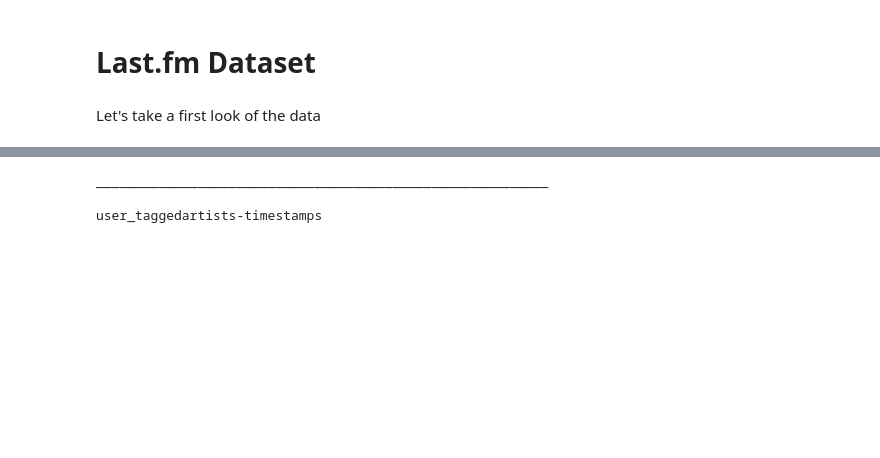
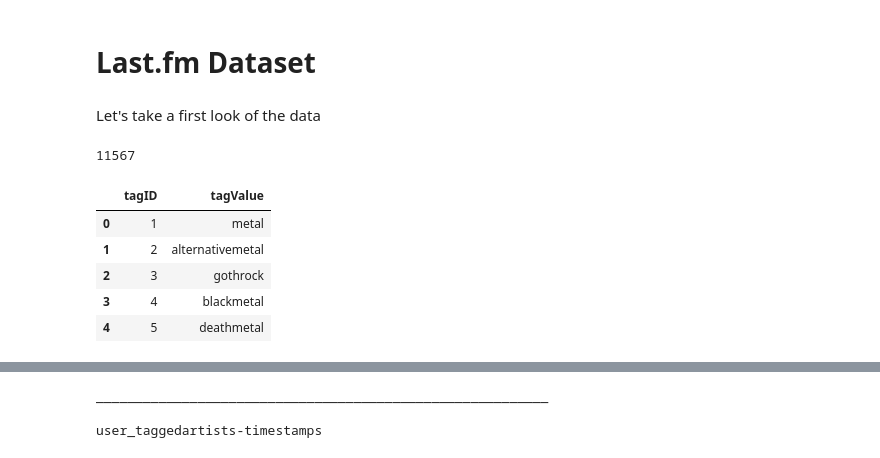
Before and after one commit to cmirallesp/music_recommender, a Jupyter notebook: notebooks/Data Exploration.ipynb, the cells around one changed output, grey strips where cells are left out. Drawn from its saved outputs; the diff is of its cells as text; code cells hidden in the pictures; blank space fills up the shorter version.

```diff
--- a/notebooks/Data Exploration.ipynb
+++ b/notebooks/Data Exploration.ipynb
@@ -7,10 +7,35 @@ import pandas as pd
 from IPython.display import display
 # %%
 tables = {
-    'artists': pd.read_table('artists.dat'),
-    'tags': pd.read_table('tags.dat'),
-    'user_artists': pd.read_table('user_artists.dat'),
-    'user_friends': pd.read_table('user_friends.dat'),
-    'user_taggedartists': pd.read_table('user_taggedartists.dat'),
-    'user_taggedartists-timestamps': pd.read_table('user_taggedartists-timestamps.dat')
+    'artists': pd.read_table('../data/artists.dat'),
+    'tags': pd.read_table('../data/tags.dat'),
+    'user_artists': pd.read_table('../data/user_artists.dat'),
+    'user_friends': pd.read_table('../data/user_friends.dat'),
+    'user_taggedartists': pd.read_table('../data/user_taggedartists.dat'),
+    'user_taggedartists-timestamps': pd.read_table('../data/user_taggedartists-timestamps.dat')
 }
+# %%
+len(set(tables['tags']['tagValue']))
+# %% [output]
+11567
+# %%
+def tagPreprocessing(tag):
+    #write every tag in lower case
+    tag = tag.lower()
+
+    #remove punctuation marks, symbols, blank spaces
+    punct_to_remove = ['\r', '\n', '\t'] + list(' #%&\*+/<=>-\\^{|}~()[]:;\'`¡.,¿?!')
+    for ch in punct_to_remove:
+        tag = tag.replace(ch, '')
+
+    return tag
+# %%
+tables['tags']['tagValue'] = tables['tags']['tagValue'].map(lambda x: tagPreprocessing(x))
+tables['tags'].head()
+# %% [output]
+|  | tagID | tagValue |
+| 0 | 1 | metal |
+| 1 | 2 | alternativemetal |
+| 2 | 3 | gothrock |
+| 3 | 4 | blackmetal |
+| 4 | 5 | deathmetal |
```
Also changed, not shown: parts of 20 cells of this notebook, 8 other files.
